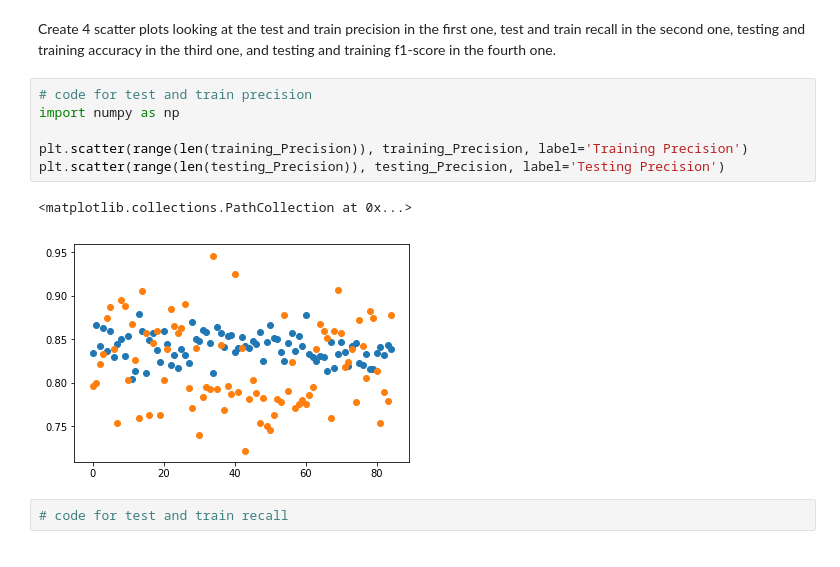
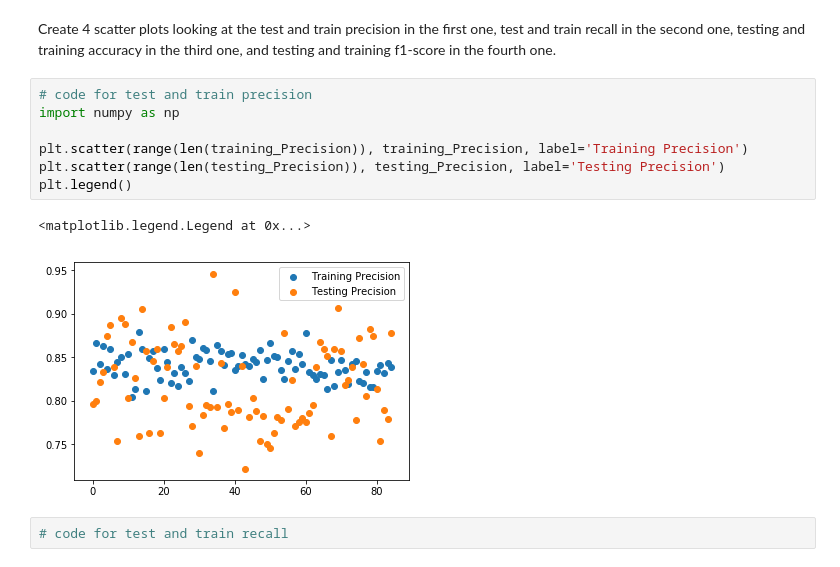
Before and after one commit to fleralle/dsc-evaluating-logistic-regression-models-lab-houston-ds-042219, a Jupyter notebook: index.ipynb, the cells around one changed output. Saved outputs shown, nothing was run; the diff lists cells and outputs as text.

```diff
--- a/index.ipynb
+++ b/index.ipynb
@@ -224,12 +224,13 @@ Create 4 scatter plots looking at the test and train precision in the first one,
 # %%
 # code for test and train precision
 import numpy as np
 
 plt.scatter(range(len(training_Precision)), training_Precision, label='Training Precision')
 plt.scatter(range(len(testing_Precision)), testing_Precision, label='Testing Precision')
+plt.legend()
 # %% [output]
-<matplotlib.collections.PathCollection at 0x...>
+<matplotlib.legend.Legend at 0x...>
-[figure, old version]
+[figure, new version]
 # %%
 # code for test and train recall
 # %%
```
